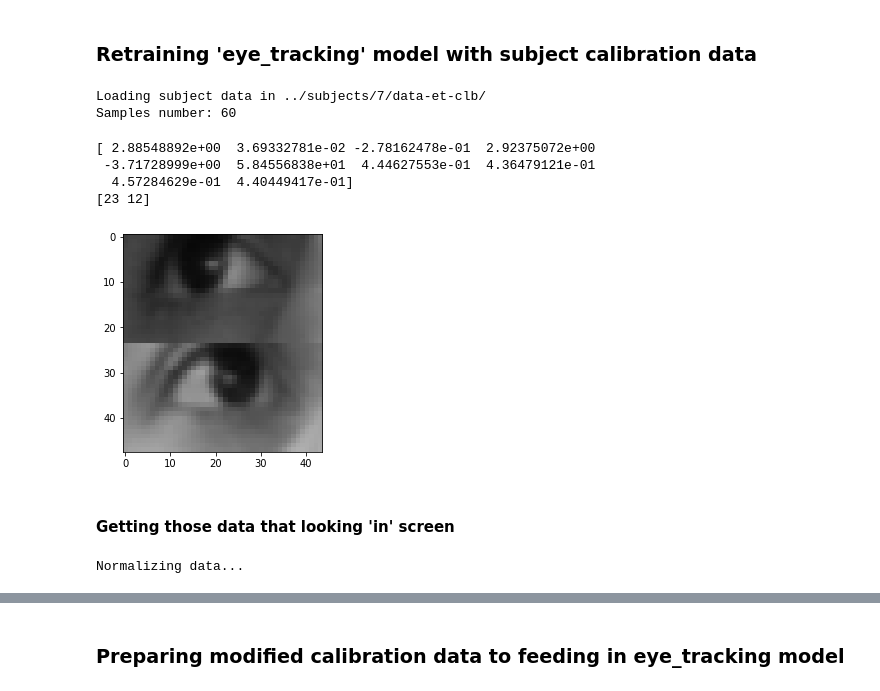
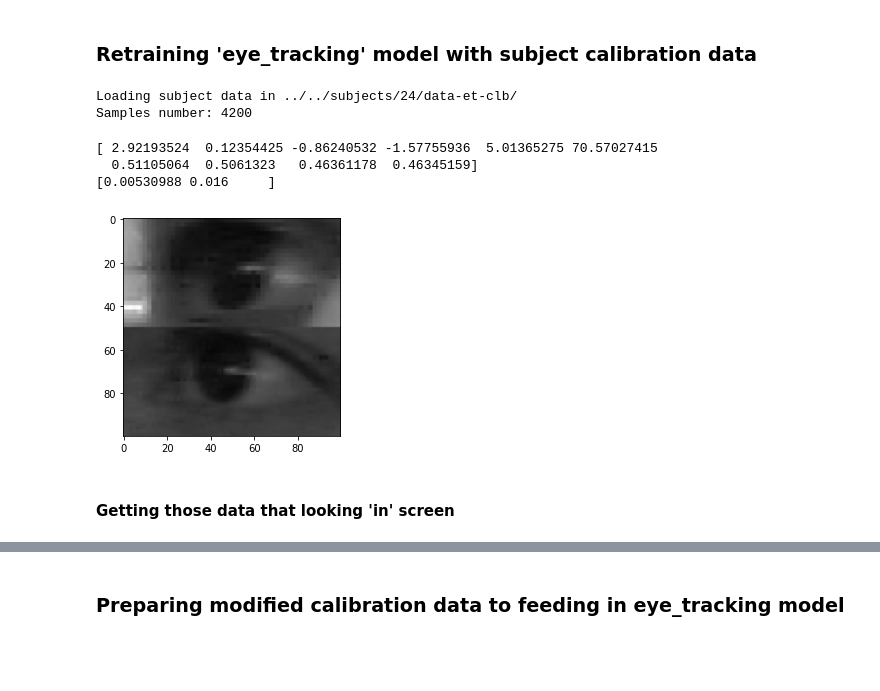
Before and after one commit to MustafaLotfi/Owleye, a Jupyter notebook: codes/jupyter_notebook/rtn_2mdl_et.ipynb, the cells around one changed output, grey strips where cells are left out. Cells and saved outputs as stored; diff of their text form; code cells hidden in the pictures; blank space fills up the shorter version.

```diff
--- a/codes/jupyter_notebook/rtn_2mdl_et.ipynb
+++ b/codes/jupyter_notebook/rtn_2mdl_et.ipynb
@@ -14,6 +13,6 @@ import tuning_parameters as tp
 # %%
 # Parameters
-path2root = "../"
+path2root = "../../"
 models_fol = "models/"
 models_et_fol = "et/"
 trained_fol = "trained/"
@@ -21,13 +20,17 @@ subjects_dir = "subjects/"
 data_et_fol = "data-et-clb/"
 sbj_scalers_boi_fol = "scalers-boi.bin"
 sbj_model_boi_fol = "model-boi"
+sbj_num = 24
+sbj_num_test = 25
+model_num = 5
 r_train = 0.85
-n_epochs = 5
-patience = 2
-trainable_layers = 1
+n_epochs = 40
+patience = 5
+trainable_layers = 2
 chosen_inputs = [0, 1, 2, 6, 7, 8, 9]
+y_scale = 1000.0
 # %%
-sbj_dir = path2root + subjects_dir + f"{tp.NUMBER}/"
+sbj_dir = path2root + subjects_dir + f"{sbj_num}/"
 trained_dir = path2root + models_fol + models_et_fol + trained_fol
 # %% [markdown]
 ### Retraining 'eye_tracking' model with subject calibration data
@@ -43,33 +46,30 @@ with open(data_et_dir + "y.pickle", "rb") as f:
 n_smp, frame_h, frame_w = x1_load.shape[:-1]
 print(f"Samples number: {n_smp}")
 # %% [output]
-Loading subject data in ../subjects/7/data-et-clb/
-Samples number: 60
+Loading subject data in ../../subjects/24/data-et-clb/
+Samples number: 4200
 # %%
 import matplotlib.pyplot as plt
 # %%
 # Displaying data
-smp_num = 0
+smp_num = 2
 print(x2_load[smp_num])
 print(y_load[smp_num])
 plt.imshow(x1_load[smp_num].reshape((frame_h, frame_w)),
            cmap="gray", vmin=0, vmax=255)
 plt.show()
 # %% [output]
-[ 2.88548892e+00  3.69332781e-02 -2.78162478e-01  2.92375072e+00
- -3.71728999e+00  5.84556838e+01  4.44627553e-01  4.36479121e-01
-  4.57284629e-01  4.40449417e-01]
-[23 12]
+[ 2.92193524  0.12354425 -0.86240532 -1.57755936  5.01365275 70.57027415
+  0.51105064  0.5061323   0.46361178  0.46345159]
+[0.00530988 0.016     ]
-[figure, old version]
+[figure, new version]
 # %% [markdown]
 #### Getting those data that looking 'in' screen
 # %%
-print("\nNormalizing data...")
-sbj_scalers_boi_dir = sbj_dir + sbj_scalers_boi_fol
-x2_chs_inp = x2_load[:, chosen_inputs]
-x1_scaler_boi, x2_scaler_boi = j_load(sbj_scalers_boi_dir)
-x1_boi = x1_load / x1_scaler_boi
-x2_boi = x2_scaler_boi.transform(x2_chs_inp)
+# print("\nNormalizing data...")
+# sbj_scalers_boi_dir = sbj_dir + sbj_scalers_boi_fol
+# x2_chs_inp = x2_load[:, chosen_inputs]
+# x1_scaler_boi, x2_scaler_boi = j_load(sbj_scalers_boi_dir)
+# x1_boi = x1_load / x1_scaler_boi
+# x2_boi = x2_scaler_boi.transform(x2_chs_inp)
-# %% [output]
-Normalizing data...
 # %%
```
Also changed, not shown: parts of 19 cells of this notebook, 25 other files.
